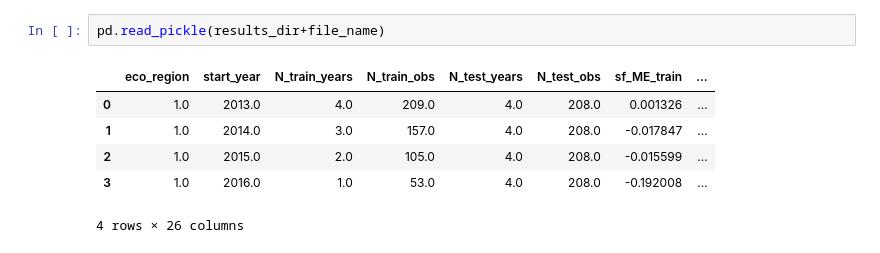
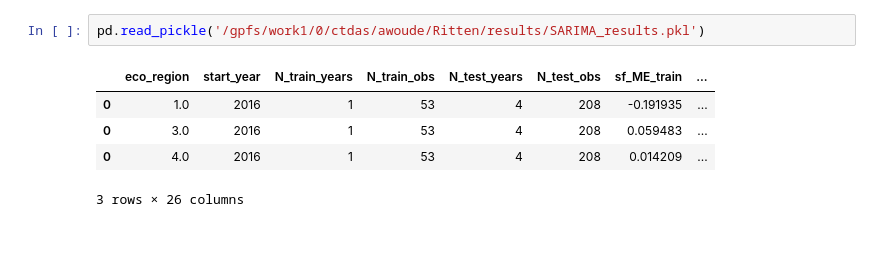
Before and after one commit to Ritten11/MasterProject, a Jupyter notebook: ML-models.ipynb, the cells around one changed output. Drawn from its saved outputs; the diff is of its cells as text.

```diff
--- a/ML-models.ipynb
+++ b/ML-models.ipynb
@@ -287,9 +713,8 @@ CONVERGENCE: REL_REDUCTION_OF_F_<=_FACTR*EPSMCH
-# %%
-pd.read_pickle(results_dir+file_name)
-# %% [output]
-|  | eco_region | start_year | N_train_years | N_train_obs | N_test_years | N_test_obs | sf_ME_train | ... |
-| 0 | 1.0 | 2013.0 | 4.0 | 209.0 | 4.0 | 208.0 | 0.001326 | ... |
-| 1 | 1.0 | 2014.0 | 3.0 | 157.0 | 4.0 | 208.0 | -0.017847 | ... |
-| 2 | 1.0 | 2015.0 | 2.0 | 105.0 | 4.0 | 208.0 | -0.015599 | ... |
-| 3 | 1.0 | 2016.0 | 1.0 | 53.0 | 4.0 | 208.0 | -0.192008 | ... |
-4 rows × 26 columns
+# %%
+pd.read_pickle('/gpfs/work1/0/ctdas/awoude/Ritten/results/SARIMA_results.pkl')
+# %% [output]
+|  | eco_region | start_year | N_train_years | N_train_obs | N_test_years | N_test_obs | sf_ME_train | ... |
+| 0 | 1.0 | 2016 | 1 | 53 | 4 | 208 | -0.191935 | ... |
+| 0 | 3.0 | 2016 | 1 | 53 | 4 | 208 | 0.059483 | ... |
+| 0 | 4.0 | 2016 | 1 | 53 | 4 | 208 | 0.014209 | ... |
+3 rows × 26 columns
```
Also changed, not shown: parts of 9 cells of this notebook, 2 other files.
